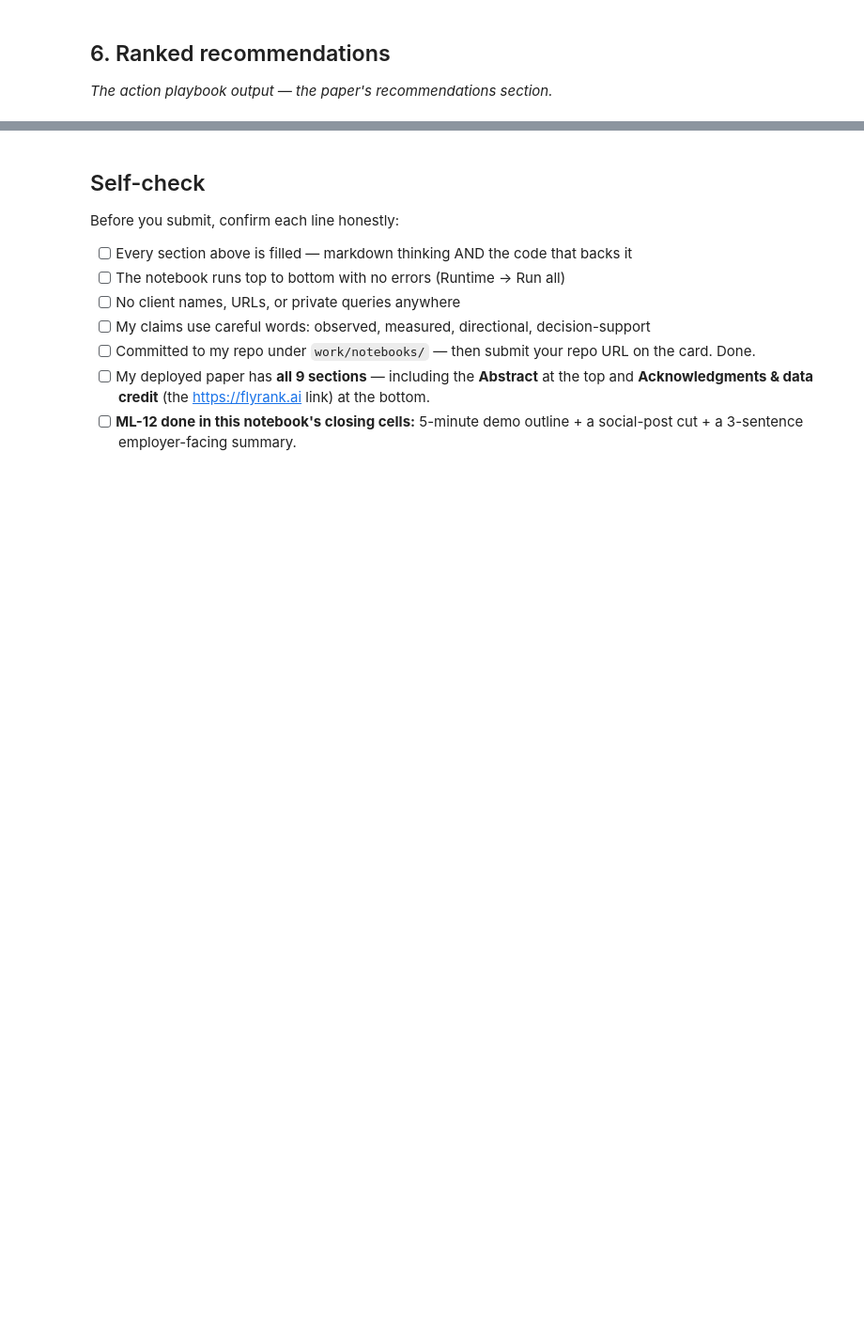
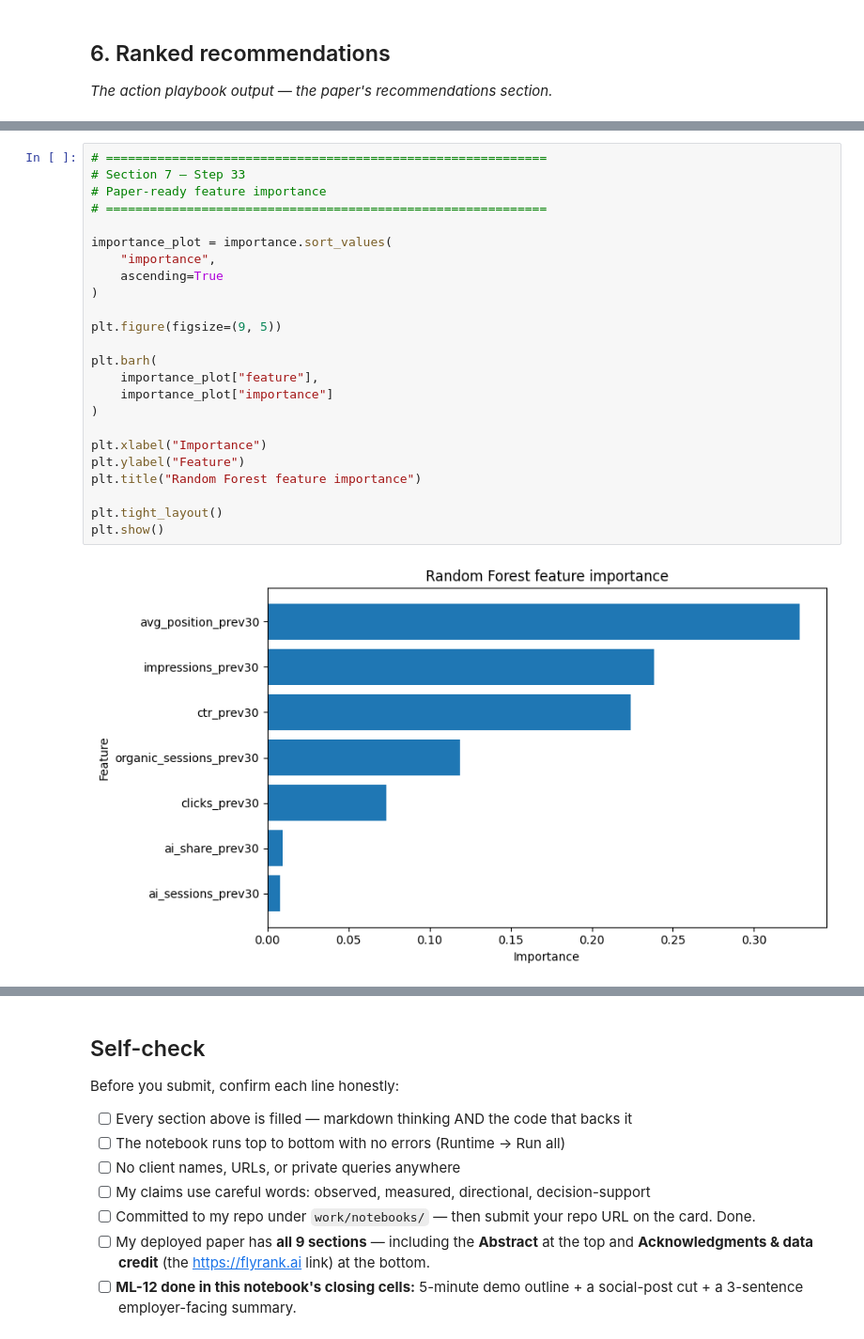
Before and after one commit to Seif-Abouelkhair/flyrank-ml-internship, a Jupyter notebook: work/notebooks/capstone.ipynb, the cells around one changed output, grey strips where cells are left out. Shown at 94% size. Cells and saved outputs as stored; diff of their text form; blank space fills up the shorter version.

```diff
--- a/work/notebooks/capstone.ipynb
+++ b/work/notebooks/capstone.ipynb
@@ -36,0 +1398,26 @@ This skeleton is yours to fill. Work the sections **in order** — each one has
+# %%
+# ============================================================
+# Section 7 — Step 33
+# Paper-ready feature importance
+# ============================================================
+
+importance_plot = importance.sort_values(
+    "importance",
+    ascending=True
+)
+
+plt.figure(figsize=(9, 5))
+
+plt.barh(
+    importance_plot["feature"],
+    importance_plot["importance"]
+)
+
+plt.xlabel("Importance")
+plt.ylabel("Feature")
+plt.title("Random Forest feature importance")
+
+plt.tight_layout()
+plt.show()
+# %% [output]
+[figure, added]
```
Also changed, not shown: parts of 52 cells of this notebook.
